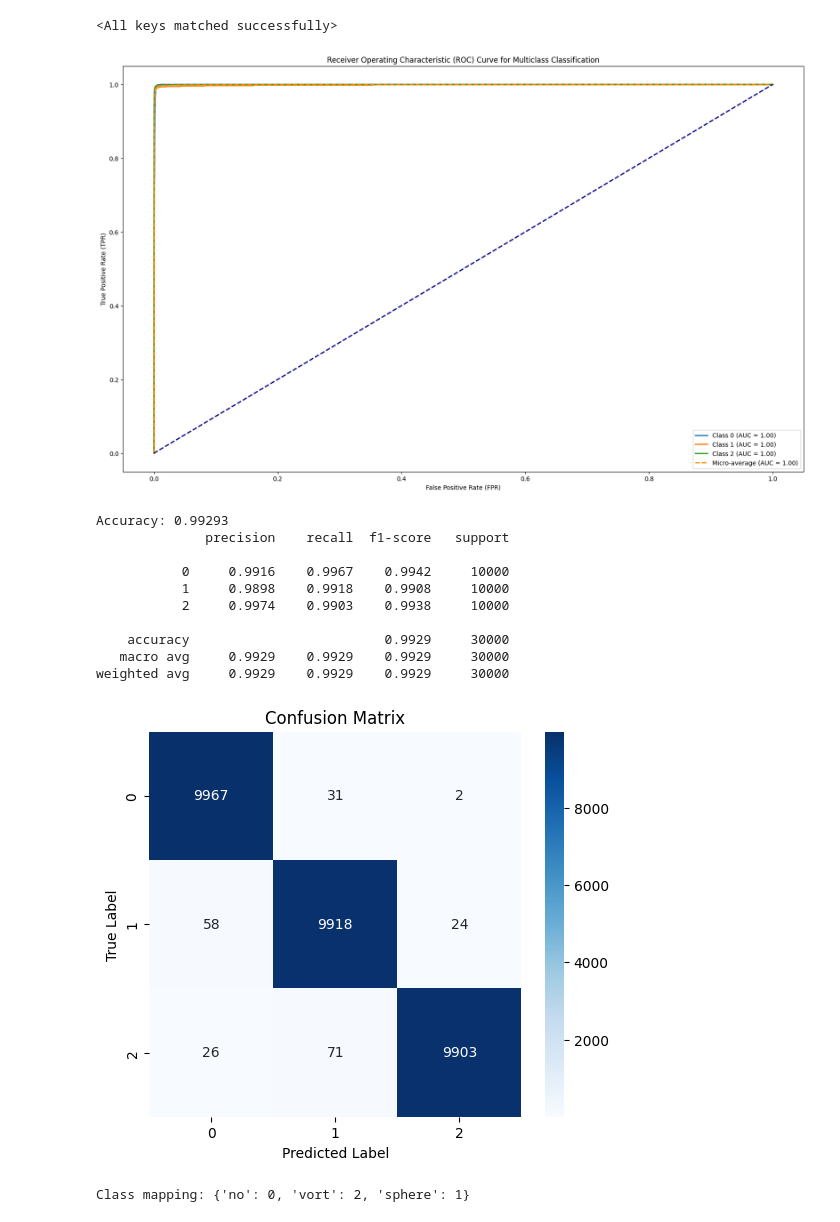
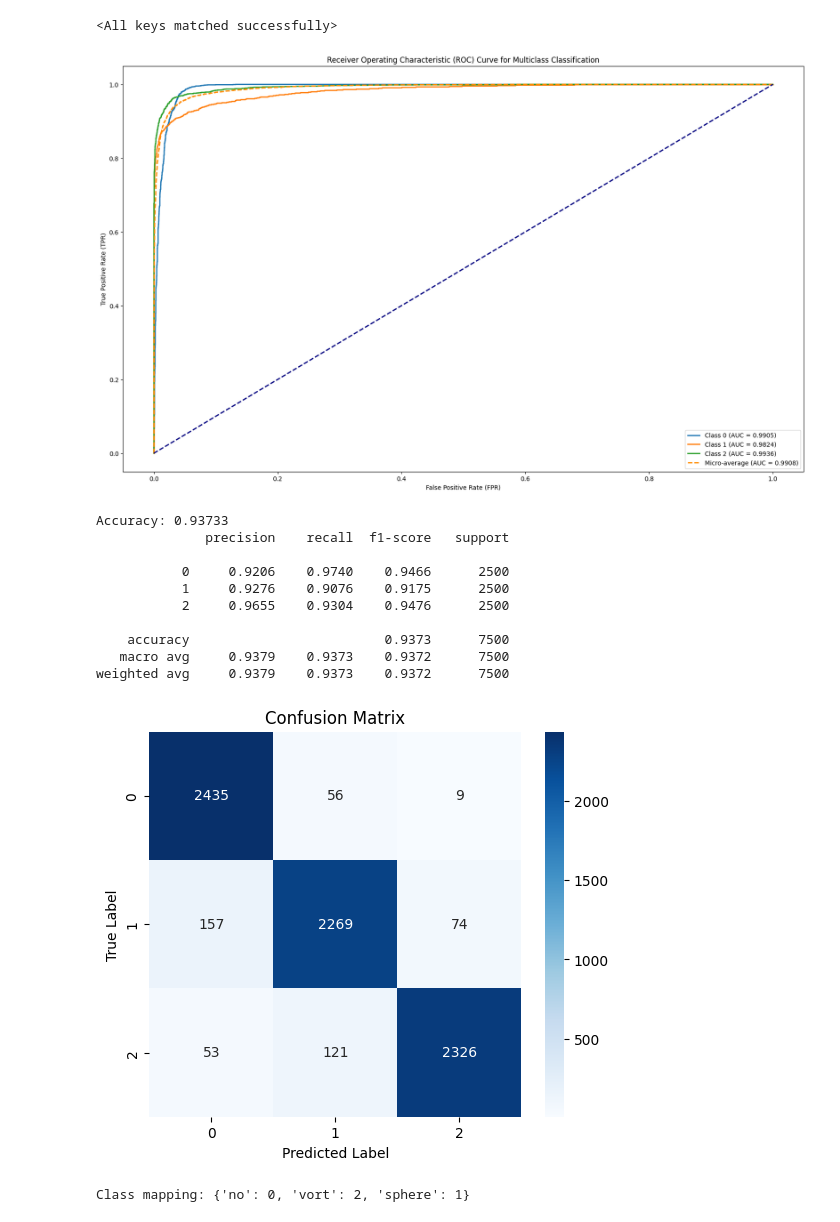
Before and after one commit to pilot-j/neural_operator_Gsoc_2026, a Jupyter notebook: common_task/common_task.ipynb, the cells around one changed output. Drawn from its saved outputs; the diff is of its cells as text; code cells hidden in the pictures.

```diff
--- a/common_task/common_task.ipynb
+++ b/common_task/common_task.ipynb
@@ -94,7 +94,7 @@ test_dataloader = DataLoader(test_dataset, batch_size=batch_size, shuffle=False)
 
 # validation dataloader
 folder_path_val = '/kaggle/input/datasets/mldtype/gravitational-lens-img/dataset/val'
-custom_dataset_val = CustomDataset(folder_path, transforms=augmentation)
+custom_dataset_val = CustomDataset(folder_path_val, transforms=augmentation)
 val_dataloader = DataLoader(custom_dataset_val, batch_size=batch_size, shuffle=False)
 # %% [markdown]
 ## BUILDING BLOCKS FOR CUSTOM ResNet
@@ -409,36 +409,36 @@ with torch.no_grad():
 y_true = label_binarize(all_labels, classes=list(range(num_classes)))
 
 # Ensure y_true and all_scores are numpy arrays
 y_true = np.array(y_true)
 all_scores = np.array(all_scores)
 
 # Compute ROC curve and ROC area for each class
 fpr = dict()
 tpr = dict()
 roc_auc = dict()
 for i in range(num_classes):
     fpr[i], tpr[i], _ = roc_curve(y_true[:, i], all_scores[:, i])
     roc_auc[i] = auc(fpr[i], tpr[i])
 
 # Compute micro-average ROC curve and ROC area
 fpr["micro"], tpr["micro"], _ = roc_curve(y_true.ravel(), all_scores.ravel())
 roc_auc["micro"] = auc(fpr["micro"], tpr["micro"])
 
 # Plot the ROC curves
 plt.figure(figsize=(20, 12))
 for i in range(num_classes):
-    plt.plot(fpr[i], tpr[i], lw=2, label=f'Class {i} (AUC = {roc_auc[i]:.2f})')
+    plt.plot(fpr[i], tpr[i], lw=2, label=f'Class {i} (AUC = {roc_auc[i]:.4f})')
 
-plt.plot(fpr["micro"], tpr["micro"], color='darkorange', linestyle='--', lw=2, label=f'Micro-average (AUC = {roc_auc["micro"]:.2f})')
+plt.plot(fpr["micro"], tpr["micro"], color='darkorange', linestyle='--', lw=2, label=f'Micro-average (AUC = {roc_auc["micro"]:.4f})')
 
 plt.plot([0, 1], [0, 1], color='navy', lw=2, linestyle='--')
 plt.xlabel('False Positive Rate (FPR)')
 plt.ylabel('True Positive Rate (TPR)')
 plt.title('Receiver Operating Characteristic (ROC) Curve for Multiclass Classification')
 plt.legend(loc="lower right")
 plt.show()
 # %% [output]
-[figure, old version]
+[figure, new version]
 # %%
 from sklearn.metrics import accuracy_score, classification_report
 
@@ -448,16 +448,16 @@ print(f"Accuracy: {accuracy:.5f}")
 
 print(classification_report(all_labels, np.argmax(all_scores, axis=1), digits=4))
 # %% [output]
-Accuracy: 0.99293
+Accuracy: 0.93733
               precision    recall  f1-score   support
 
-           0     0.9916    0.9967    0.9942     10000
-           1     0.9898    0.9918    0.9908     10000
-           2     0.9974    0.9903    0.9938     10000
+           0     0.9206    0.9740    0.9466      2500
+           1     0.9276    0.9076    0.9175      2500
+           2     0.9655    0.9304    0.9476      2500
 
-    accuracy                         0.9929     30000
-   macro avg     0.9929    0.9929    0.9929     30000
-weighted avg     0.9929    0.9929    0.9929     30000
+    accuracy                         0.9373      7500
+   macro avg     0.9379    0.9373    0.9372      7500
+weighted avg     0.9379    0.9373    0.9372      7500
 # %%
 import seaborn as sns
 import matplotlib.pyplot as plt
@@ -472,7 +472,7 @@ plt.ylabel("True Label")
 plt.title("Confusion Matrix")
 plt.show()
 # %% [output]
-[figure, old version]
+[figure, new version]
 # %%
 folder_path = '/kaggle/input/ml4sci-deeplense/dataset/train/'
 class_folders = [f for f in os.listdir(folder_path) if os.path.isdir(os.path.join(folder_path, f))]
```
